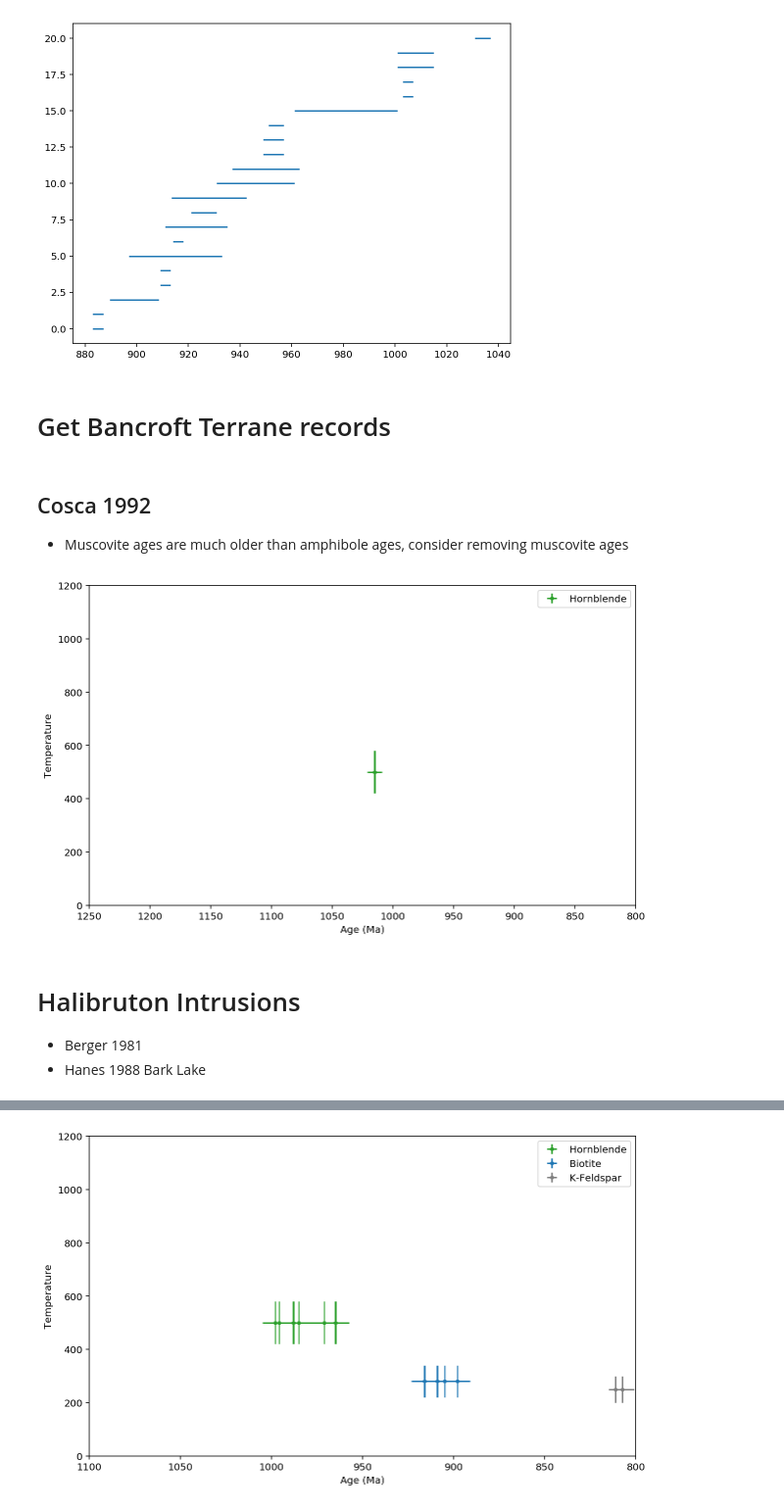
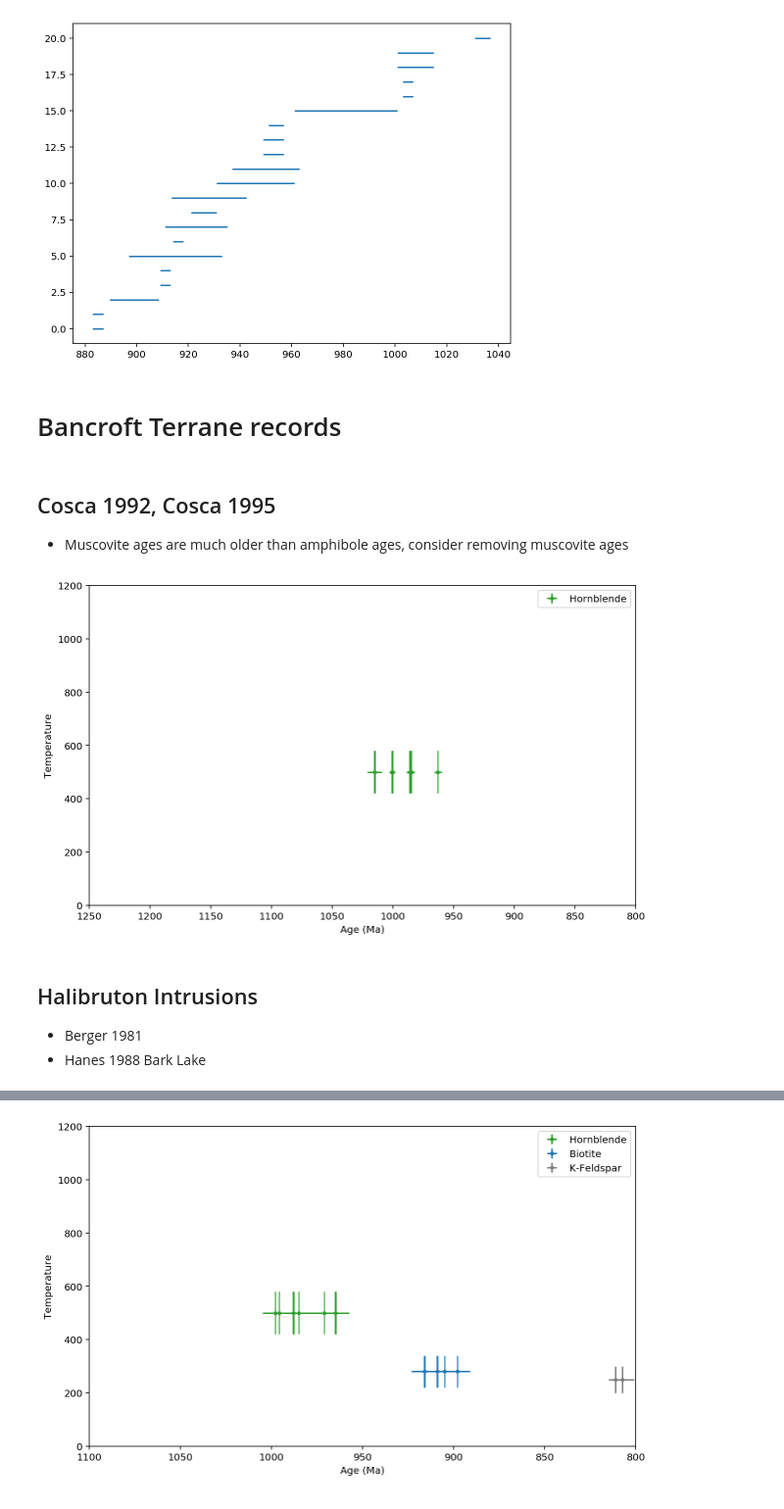
Before and after one commit to Swanson-Hysell-Group/Grenville_seminar, a Jupyter notebook: code/Grenville_thermochron.ipynb, the cells around one changed output, grey strips where cells are left out. Shown at 98% size. Drawn from its saved outputs; the diff is of its cells as text; code cells hidden in the pictures.

Commit message:
update on thermochron compilation organization

```diff
--- a/code/Grenville_thermochron.ipynb
+++ b/code/Grenville_thermochron.ipynb
@@ -23,7 +23,8 @@ closure_temp_bounds_dict = {'Biotite':[280, 60],
                             'Titanite':[575, 75],
                             'Zircon': [950, 50],
                             'K-Feldspar':[250, 50],
-                            'Phlogopite':[300, 50], 'Whole Rock': [200, 50]}
+                            'Phlogopite':[300, 50],
+                            'Whole Rock': [200, 50]}
 
 color_dict = {'Biotite':'C0',
               'Muscovite':'C1',
@@ -84,32 +85,35 @@ plt.errorbar(rutile_data['Age'], rutile_data.index, 0, rutile_data['Error_Plus']
 <ErrorbarContainer object of 3 artists>
 [figure]
 # %% [markdown]
-# Get Bancroft Terrane records
+# Bancroft Terrane records
 # %% [markdown]
-## Cosca 1992
+## Cosca 1992, Cosca 1995
 - Muscovite ages are much older than amphibole ages, consider removing muscovite ages
 # %%
 Cosca1992a_ages = pd.read_csv('../data/thermochron_compilation/Cosca1992a.csv')
-Cosca1992a_Bancroft_ages = Cosca1992a_ages[Cosca1992a_ages['Geological_Info'].str.contains('Bancroft')]
-Cosca1992a_Bancroft_ages = Cosca1992a_Bancroft_ages[~Cosca1992a_Bancroft_ages['Age_Material'].str.contains('Allanite|Garnet|Zircon|Phlogopite|Muscovite')].reset_index(drop=1)
+Cosca1995a_ages = pd.read_csv('../data/thermochron_compilation/Cosca1995a.csv')
+
+Bancroft_ages = pd.concat([Cosca1992a_ages, Cosca1995a_ages])
+Bancroft_ages = Bancroft_ages[Bancroft_ages['Geological_Info'].str.contains('Bancroft')]
+Bancroft_ages = Bancroft_ages[~Bancroft_ages['Age_Material'].str.contains('Allanite|Garnet|Zircon|Phlogopite|Muscovite')].reset_index(drop=1)
 # %%
 plt.figure(figsize=(10, 6))
-for i in Cosca1992a_ages.Age_Material.unique():
+for i in Bancroft_ages.Age_Material.unique():
     closure_temp_bounds = closure_temp_bounds_dict[i]
-    this_material = Cosca1992a_Bancroft_ages[Cosca1992a_Bancroft_ages['Age_Material'] == i]
+    this_material = Bancroft_ages[Bancroft_ages['Age_Material'] == i]
     plt.errorbar(this_material['Age'], np.full(len(this_material['Age']),closure_temp_bounds[0]), closure_temp_bounds[1], this_material['Error_Plus'], fmt='.',
                  color=color_dict[i], ls='None', label=i)
 plt.ylabel('Temperature')
 plt.xlabel('Age (Ma)')
 plt.gca().invert_xaxis()
 plt.ylim(0, 1200)
 plt.xlim(1250, 800)
 plt.legend()
 plt.show()
 # %% [output]
-[figure, old version]
+[figure, new version]
 # %% [markdown]
-# Halibruton Intrusions
+## Halibruton Intrusions
 
 - Berger 1981
 - Hanes 1988 Bark Lake
```
Also changed, not shown: parts of 55 cells of this notebook, 3 other files.
